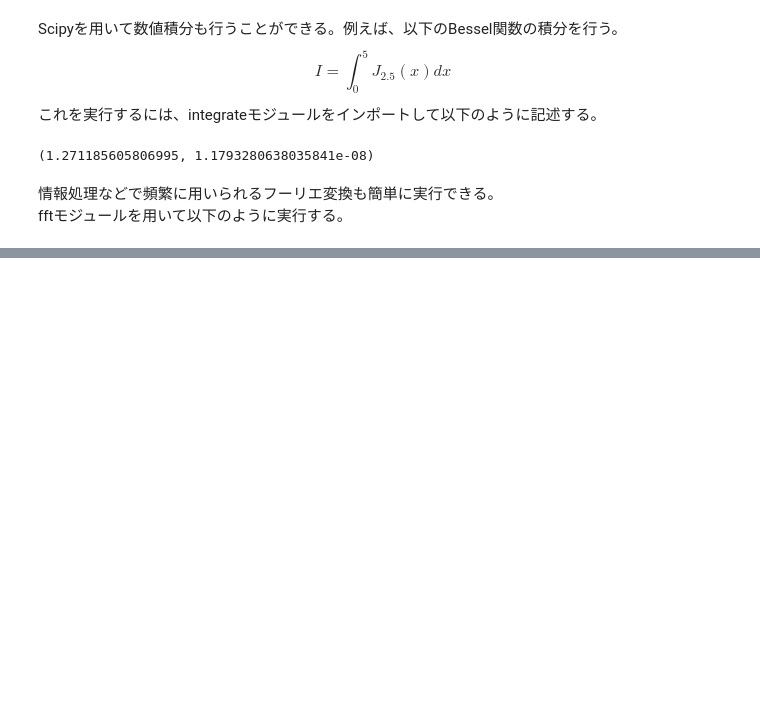
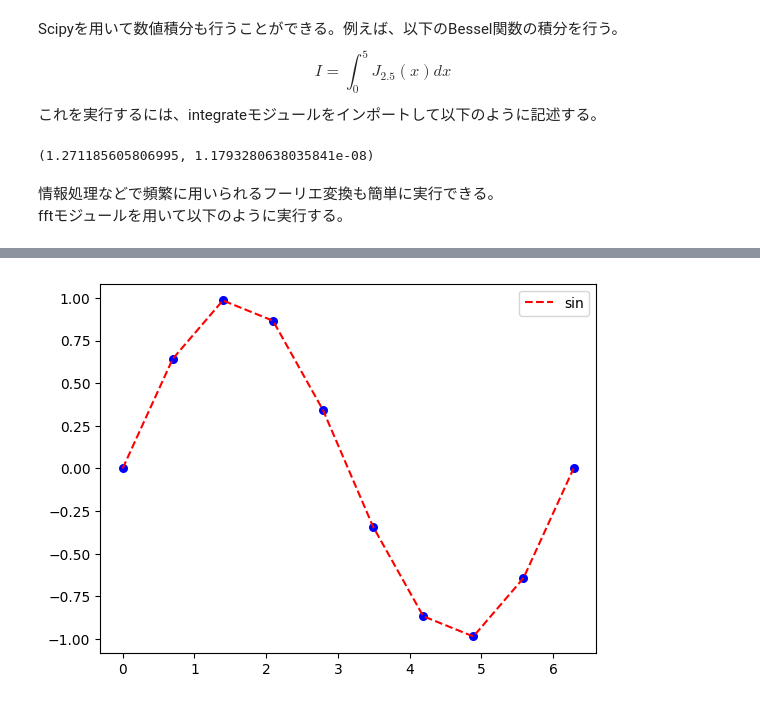
Before and after one commit to AKH1116/StudyPythonCompPhys, a Jupyter notebook: Pythonの基礎ライブラリ.ipynb, the cells around one changed output, grey strips where cells are left out. Cells and saved outputs as stored; diff of their text form; code cells hidden in the pictures; blank space fills up the shorter version.

```diff
--- a/Pythonの基礎ライブラリ.ipynb
+++ b/Pythonの基礎ライブラリ.ipynb
@@ -174,0 +181,11 @@ yf = fft(y)                 # フーリエ変換
+# %%
+import matplotlib.pyplot as plt
+import numpy as np
+x = np.linspace(0, 2*np.pi, 10)
+y = np.sin(x)           # プロットしたい1次元配列を準備
+plt.plot(x, y, color="red", linestyle="dashed", label="sin")  # x,y座標データの他、色やスタイル、凡例の指定ができる
+plt.scatter(x, y, s=30, c="blue")   # 散布図のプロットにはscatterを用いる
+plt.legend()   # 凡例の表示
+plt.show()     # 描画
+# %% [output]
+[figure, added]
```
Also changed, not shown: parts of 5 cells of this notebook.
